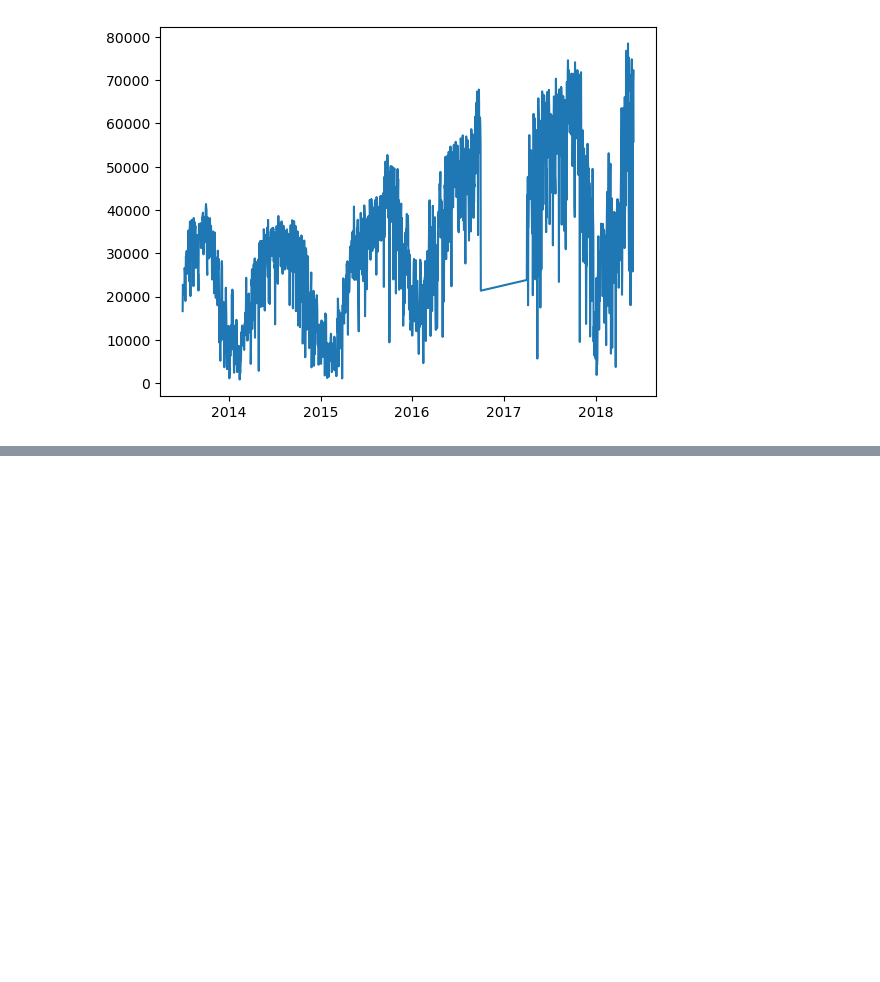
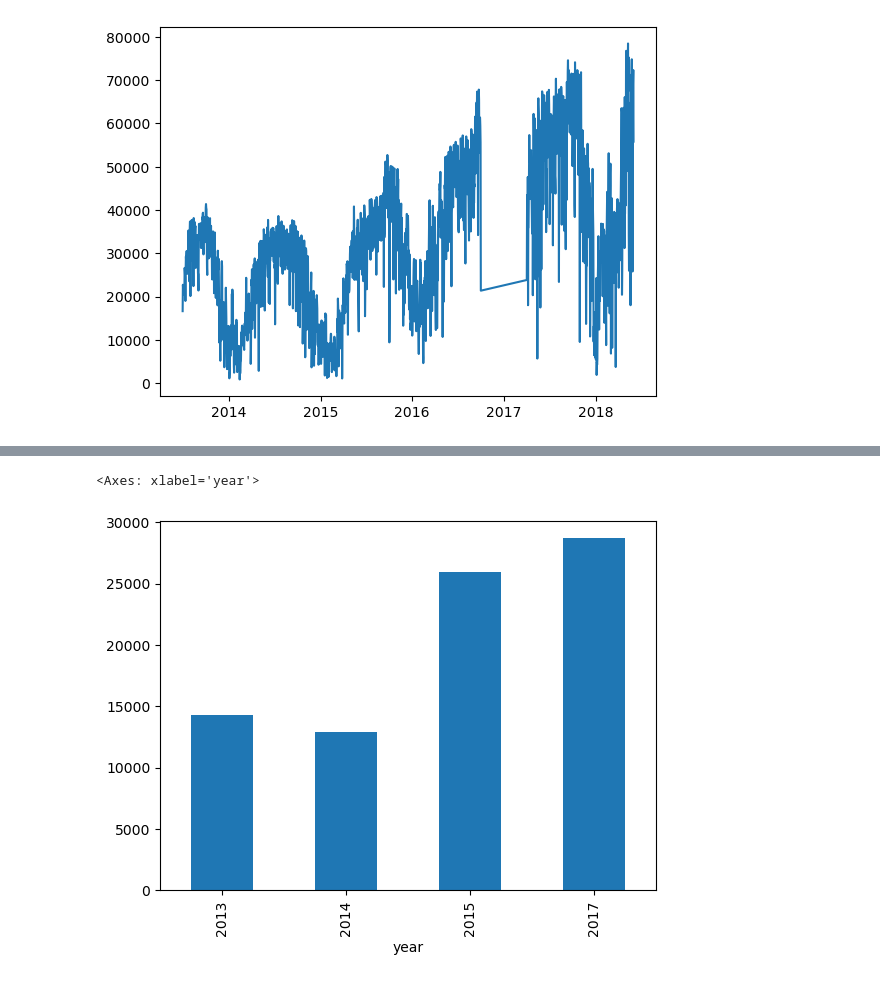
Before and after one commit to Sheryl122/citibike-ridership-model, a Jupyter notebook: code/eda.ipynb, the cells around one changed output, grey strips where cells are left out. Drawn from its saved outputs; the diff is of its cells as text; code cells hidden in the pictures; blank space fills up the shorter version.

```diff
--- a/code/eda.ipynb
+++ b/code/eda.ipynb
@@ -143,2 +161,7 @@ plt.show()
+# %%
+december_by_year.plot(kind='bar')
+# %% [output]
+<Axes: xlabel='year'>
+[figure, added]
 # %%
 # E5
```
Also changed, not shown: parts of 4 cells of this notebook.
